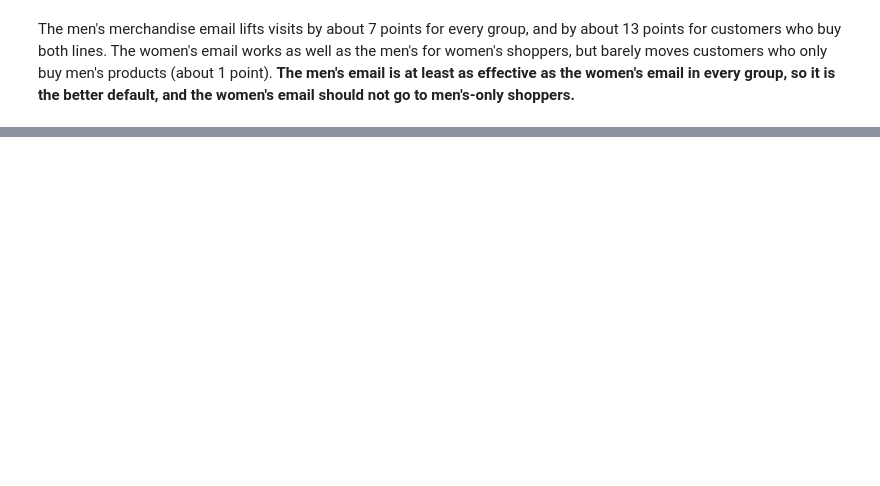
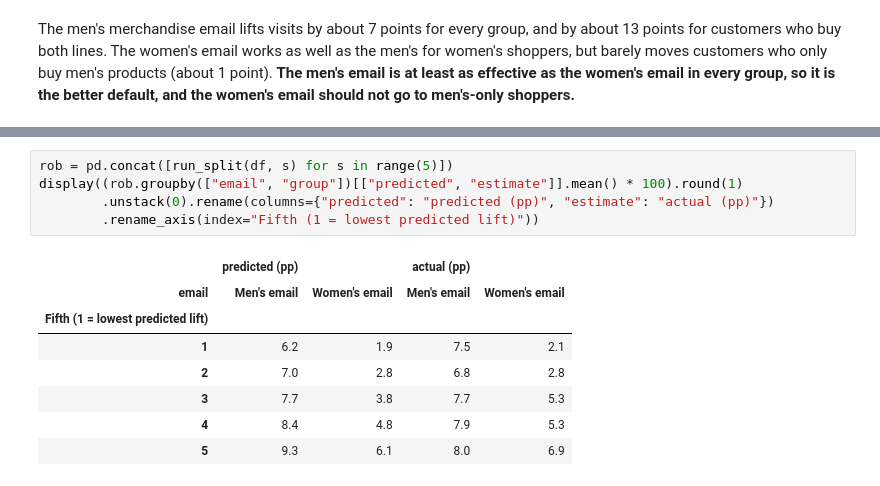
Before and after one commit to Asantewaah/email-campaign-causal-impact, a Jupyter notebook: notebooks/campaign_impact.ipynb, the cells around one changed output, grey strips where cells are left out. Saved outputs shown, nothing was run; the diff lists cells and outputs as text; blank space fills up the shorter version.

```diff
--- a/notebooks/campaign_impact.ipynb
+++ b/notebooks/campaign_impact.ipynb
@@ -158,0 +210,14 @@ The men's merchandise email lifts visits by about 7 points for every group, and
+# %%
+rob = pd.concat([run_split(df, s) for s in range(5)])
+display((rob.groupby(["email", "group"])[["predicted", "estimate"]].mean() * 100).round(1)
+        .unstack(0).rename(columns={"predicted": "predicted (pp)", "estimate": "actual (pp)"})
+        .rename_axis(index="Fifth (1 = lowest predicted lift)"))
+# %% [output]
+|  | predicted (pp) |  | actual (pp) |  |
+| email | Men's email | Women's email | Men's email | Women's email |
+| Fifth (1 = lowest predicted lift) |  |  |  |  |
+| 1 | 6.2 | 1.9 | 7.5 | 2.1 |
+| 2 | 7.0 | 2.8 | 6.8 | 2.8 |
+| 3 | 7.7 | 3.8 | 7.7 | 5.3 |
+| 4 | 8.4 | 4.8 | 7.9 | 5.3 |
+| 5 | 9.3 | 6.1 | 8.0 | 6.9 |
```
Also changed, not shown: parts of 11 cells of this notebook, 4 other files.
